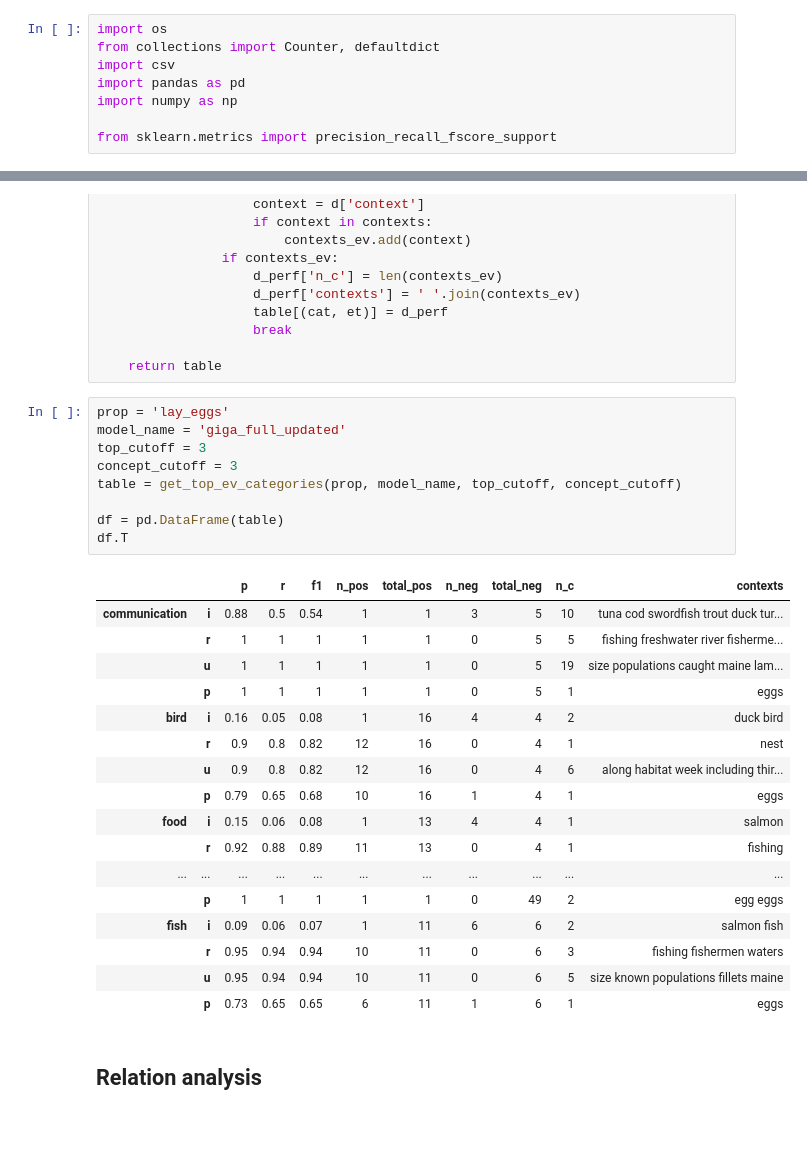
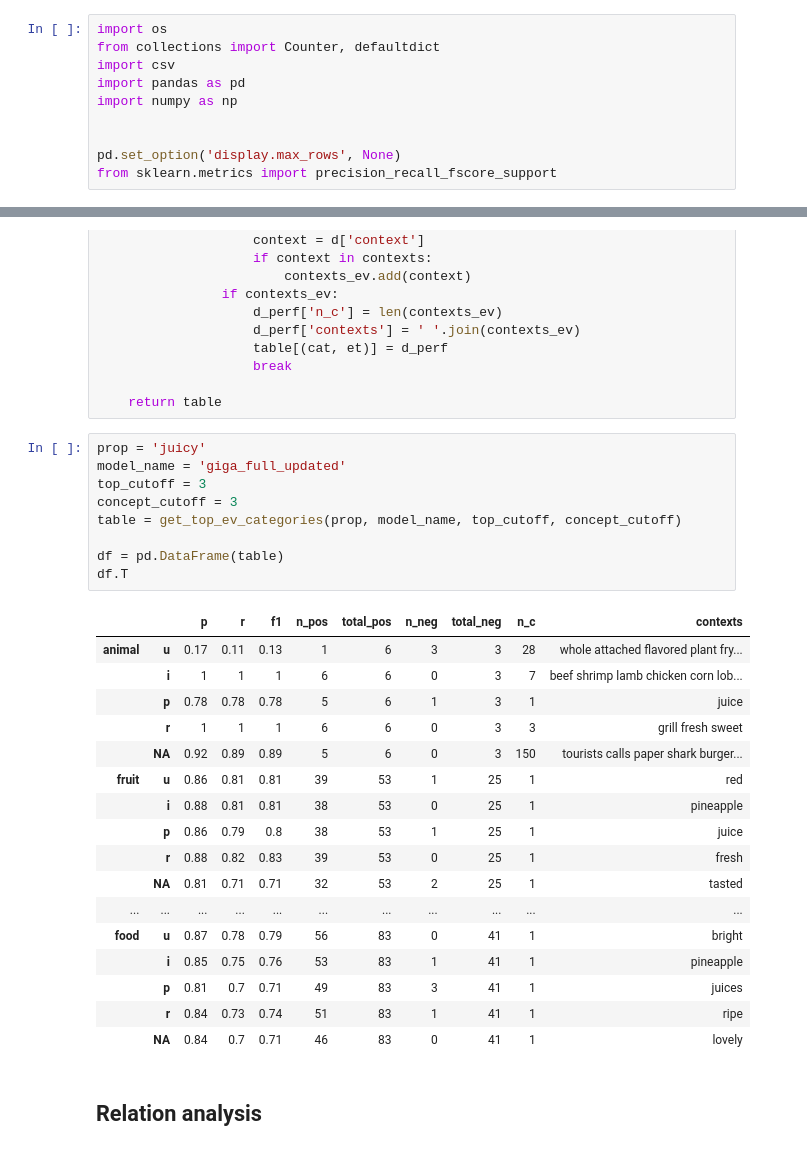
Before and after one commit to PiaSommerauer/corpus_diagnostics, a Jupyter notebook: scripts/refined context analysis.ipynb, the cells around one changed output, grey strips where cells are left out. Saved outputs shown, nothing was run; the diff lists cells and outputs as text.

```diff
--- a/scripts/refined context analysis.ipynb
+++ b/scripts/refined context analysis.ipynb
@@ -10,6 +10,8 @@ import csv
 import pandas as pd
 import numpy as np
 
+
+pd.set_option('display.max_rows', None)
 from sklearn.metrics import precision_recall_fscore_support
 # %%
 f_original = os.listdir('../contexts/giga_full/vocab')
@@ -650,32 +656,32 @@ def get_top_ev_categories(prop, model_name, top_cutoff, concept_cutoff):
 
     return table
 # %%
-prop = 'lay_eggs'
+prop = 'juicy'
 model_name = 'giga_full_updated'
 top_cutoff = 3
 concept_cutoff = 3
 table = get_top_ev_categories(prop, model_name, top_cutoff, concept_cutoff)
 
 df = pd.DataFrame(table)
 df.T
 # %% [output]
 |  |  | p | r | f1 | n_pos | total_pos | n_neg | total_neg | n_c | contexts |
-| communication | i | 0.88 | 0.5 | 0.54 | 1 | 1 | 3 | 5 | 10 | tuna cod swordfish trout duck tur... |
-|  | r | 1 | 1 | 1 | 1 | 1 | 0 | 5 | 5 | fishing freshwater river fisherme... |
-|  | u | 1 | 1 | 1 | 1 | 1 | 0 | 5 | 19 | size populations caught maine lam... |
-|  | p | 1 | 1 | 1 | 1 | 1 | 0 | 5 | 1 | eggs |
-| bird | i | 0.16 | 0.05 | 0.08 | 1 | 16 | 4 | 4 | 2 | duck bird |
-|  | r | 0.9 | 0.8 | 0.82 | 12 | 16 | 0 | 4 | 1 | nest |
-|  | u | 0.9 | 0.8 | 0.82 | 12 | 16 | 0 | 4 | 6 | along habitat week including thir... |
-|  | p | 0.79 | 0.65 | 0.68 | 10 | 16 | 1 | 4 | 1 | eggs |
-| food | i | 0.15 | 0.06 | 0.08 | 1 | 13 | 4 | 4 | 1 | salmon |
-|  | r | 0.92 | 0.88 | 0.89 | 11 | 13 | 0 | 4 | 1 | fishing |
+| animal | u | 0.17 | 0.11 | 0.13 | 1 | 6 | 3 | 3 | 28 | whole attached flavored plant fry... |
+|  | i | 1 | 1 | 1 | 6 | 6 | 0 | 3 | 7 | beef shrimp lamb chicken corn lob... |
+|  | p | 0.78 | 0.78 | 0.78 | 5 | 6 | 1 | 3 | 1 | juice |
+|  | r | 1 | 1 | 1 | 6 | 6 | 0 | 3 | 3 | grill fresh sweet |
+|  | NA | 0.92 | 0.89 | 0.89 | 5 | 6 | 0 | 3 | 150 | tourists calls paper shark burger... |
+| fruit | u | 0.86 | 0.81 | 0.81 | 39 | 53 | 1 | 25 | 1 | red |
+|  | i | 0.88 | 0.81 | 0.81 | 38 | 53 | 0 | 25 | 1 | pineapple |
+|  | p | 0.86 | 0.79 | 0.8 | 38 | 53 | 1 | 25 | 1 | juice |
+|  | r | 0.88 | 0.82 | 0.83 | 39 | 53 | 0 | 25 | 1 | fresh |
+|  | NA | 0.81 | 0.71 | 0.71 | 32 | 53 | 2 | 25 | 1 | tasted |
 | ... | ... | ... | ... | ... | ... | ... | ... | ... | ... | ... |
-|  | p | 1 | 1 | 1 | 1 | 1 | 0 | 49 | 2 | egg eggs |
-| fish | i | 0.09 | 0.06 | 0.07 | 1 | 11 | 6 | 6 | 2 | salmon fish |
-|  | r | 0.95 | 0.94 | 0.94 | 10 | 11 | 0 | 6 | 3 | fishing fishermen waters |
-|  | u | 0.95 | 0.94 | 0.94 | 10 | 11 | 0 | 6 | 5 | size known populations fillets maine |
-|  | p | 0.73 | 0.65 | 0.65 | 6 | 11 | 1 | 6 | 1 | eggs |
+| food | u | 0.87 | 0.78 | 0.79 | 56 | 83 | 0 | 41 | 1 | bright |
+|  | i | 0.85 | 0.75 | 0.76 | 53 | 83 | 1 | 41 | 1 | pineapple |
+|  | p | 0.81 | 0.7 | 0.71 | 49 | 83 | 3 | 41 | 1 | juices |
+|  | r | 0.84 | 0.73 | 0.74 | 51 | 83 | 1 | 41 | 1 | ripe |
+|  | NA | 0.84 | 0.7 | 0.71 | 46 | 83 | 0 | 41 | 1 | lovely |
 # %% [markdown]
 ## Relation analysis
 # %%
```
Also changed, not shown: parts of 2 cells of this notebook, 5 other files.
